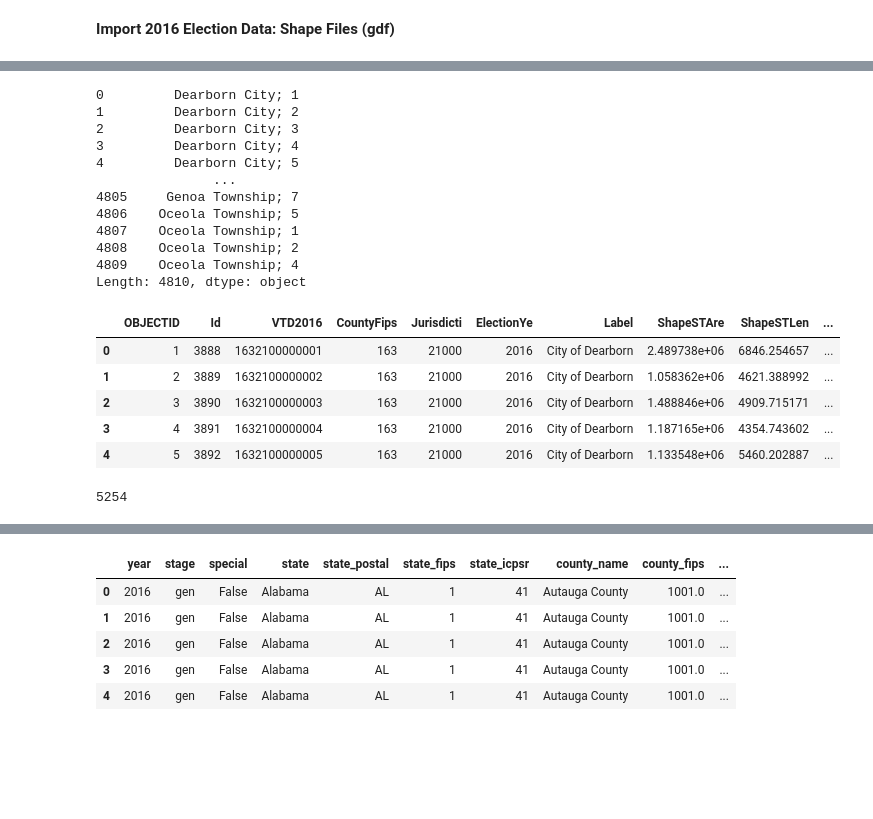
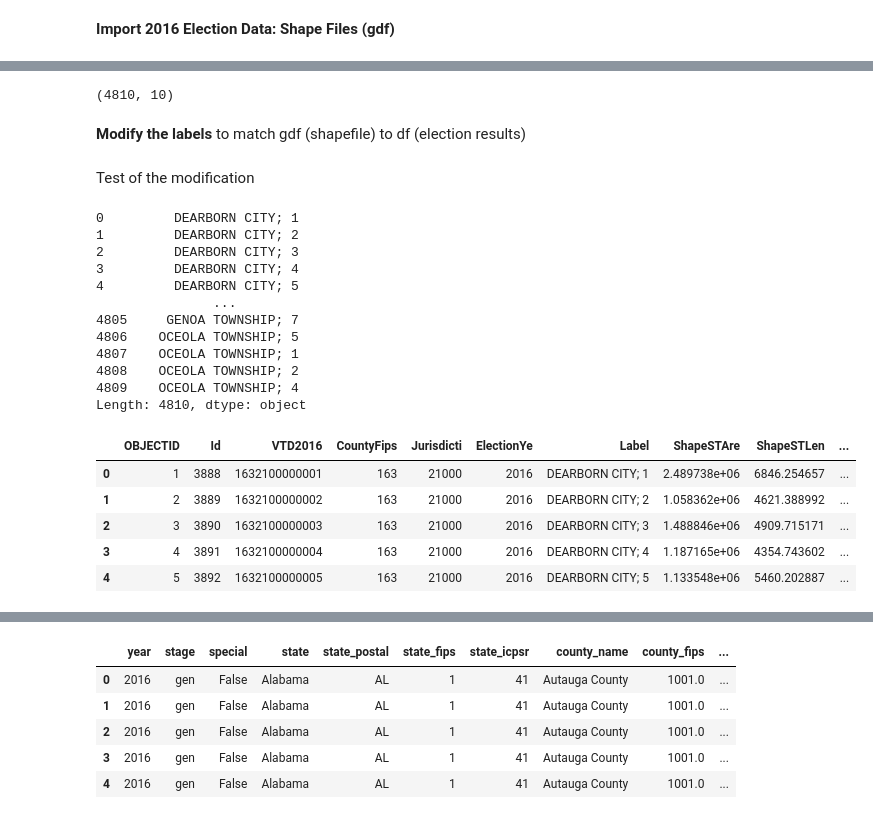
Before and after one commit to nonpartisan-redistricting-datahub/pdv-mi, a Jupyter notebook: mggg-mi/mggg-mi-codereview.ipynb, the cells around one changed output, grey strips where cells are left out. Cells and saved outputs as stored; diff of their text form; code cells hidden in the pictures; blank space fills up the shorter version.

```diff
--- a/mggg-mi/mggg-mi-codereview.ipynb
+++ b/mggg-mi/mggg-mi-codereview.ipynb
@@ -239,3 +360,9 @@ Name: VTD2016, dtype: object
+# %%
+precincts_shp_2016.shape  # all geo information
+# %% [output]
+(4810, 10)
+# %% [markdown]
+**Modify the labels** to match gdf (shapefile) to df (election results)
 # %%
 # combine to use multiple variables:
 def precinct_mod(row):
@@ -244,42 +371,46 @@ def precinct_mod(row):
 
     if 'City of' in label:
         replace_label = label.replace("City of", "")
-        replace_label = replace_label + " City"
+        replace_label = replace_label.lstrip() + " City"
 
     elif 'Township' in label:
-        replace_label = label
+        replace_label = label.upper()
 
     ward = vtd2016[-5:-3]
     precinct_num = vtd2016[-3:].lstrip("0")
     if ward != '00':
         ward = ward.lstrip("0")
-        replace_label = replace_label + "; Ward " + ward + "; Precinct " + precinct_num
+        replace_label = replace_label.lstrip() + "; Ward " + ward + "; Precinct " + precinct_num
     elif ward == '00':
-        replace_label = replace_label + "; " + precinct_num
-    return replace_label
+        replace_label = replace_label.lstrip() + "; " + precinct_num
+    return replace_label.upper()
+
+        #switched to upper case to match the df
+# %% [markdown]
+Test of the modification
 # %%
 precincts_shp_2016.apply(precinct_mod, axis = 1)
 # %% [output]
-0         Dearborn City; 1
-1         Dearborn City; 2
-2         Dearborn City; 3
-3         Dearborn City; 4
-4         Dearborn City; 5
+0         DEARBORN CITY; 1
+1         DEARBORN CITY; 2
+2         DEARBORN CITY; 3
+3         DEARBORN CITY; 4
+4         DEARBORN CITY; 5
                ...
-4805     Genoa Township; 7
-4806    Oceola Township; 5
-4807    Oceola Township; 1
-4808    Oceola Township; 2
-4809    Oceola Township; 4
+4805     GENOA TOWNSHIP; 7
+4806    OCEOLA TOWNSHIP; 5
+4807    OCEOLA TOWNSHIP; 1
+4808    OCEOLA TOWNSHIP; 2
+4809    OCEOLA TOWNSHIP; 4
 Length: 4810, dtype: object
 # %%
 gdf = precincts_shp_2016
-gdf['precinct'] = gdf.apply(precinct_mod, axis = 1)
+gdf['Label'] = gdf.apply(precinct_mod, axis = 1)
 gdf.head()
 # %% [output]
 |  | OBJECTID | Id | VTD2016 | CountyFips | Jurisdicti | ElectionYe | Label | ShapeSTAre | ShapeSTLen | ... |
-| 0 | 1 | 3888 | 1632100000001 | 163 | 21000 | 2016 | City of Dearborn | 2.489738e+06 | 6846.254657 | ... |
-| 1 | 2 | 3889 | 1632100000002 | 163 | 21000 | 2016 | City of Dearborn | 1.058362e+06 | 4621.388992 | ... |
-| 2 | 3 | 3890 | 1632100000003 | 163 | 21000 | 2016 | City of Dearborn | 1.488846e+06 | 4909.715171 | ... |
-| 3 | 4 | 3891 | 1632100000004 | 163 | 21000 | 2016 | City of Dearborn | 1.187165e+06 | 4354.743602 | ... |
-| 4 | 5 | 3892 | 1632100000005 | 163 | 21000 | 2016 | City of Dearborn | 1.133548e+06 | 5460.202887 | ... |
+| 0 | 1 | 3888 | 1632100000001 | 163 | 21000 | 2016 | DEARBORN CITY; 1 | 2.489738e+06 | 6846.254657 | ... |
+| 1 | 2 | 3889 | 1632100000002 | 163 | 21000 | 2016 | DEARBORN CITY; 2 | 1.058362e+06 | 4621.388992 | ... |
+| 2 | 3 | 3890 | 1632100000003 | 163 | 21000 | 2016 | DEARBORN CITY; 3 | 1.488846e+06 | 4909.715171 | ... |
+| 3 | 4 | 3891 | 1632100000004 | 163 | 21000 | 2016 | DEARBORN CITY; 4 | 1.187165e+06 | 4354.743602 | ... |
+| 4 | 5 | 3892 | 1632100000005 | 163 | 21000 | 2016 | DEARBORN CITY; 5 | 1.133548e+06 | 5460.202887 | ... |
@@ -292,4 +416,0 @@ intersection = gdf_set.intersection(df_set)
-# %%
-len(difference)
-# %% [output]
-5254
```
Also changed, not shown: parts of 99 cells of this notebook, 13 other files.
